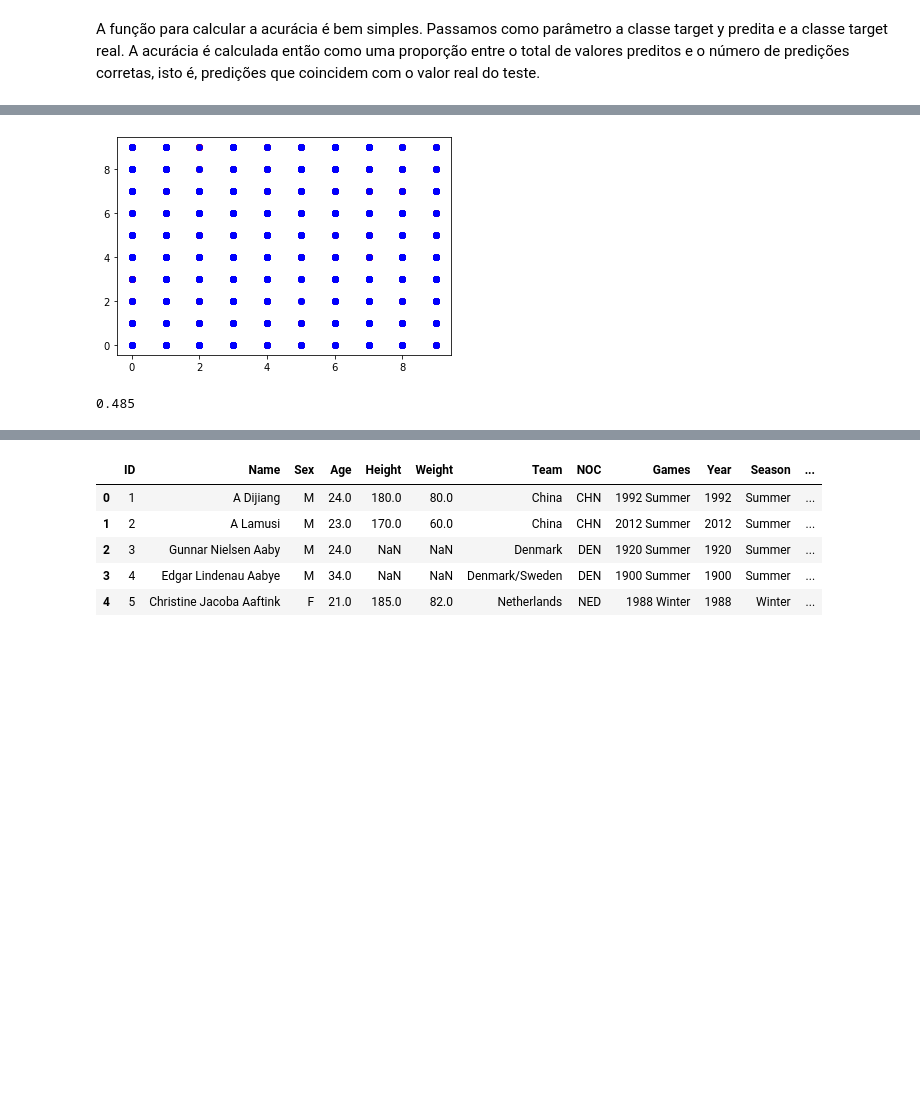
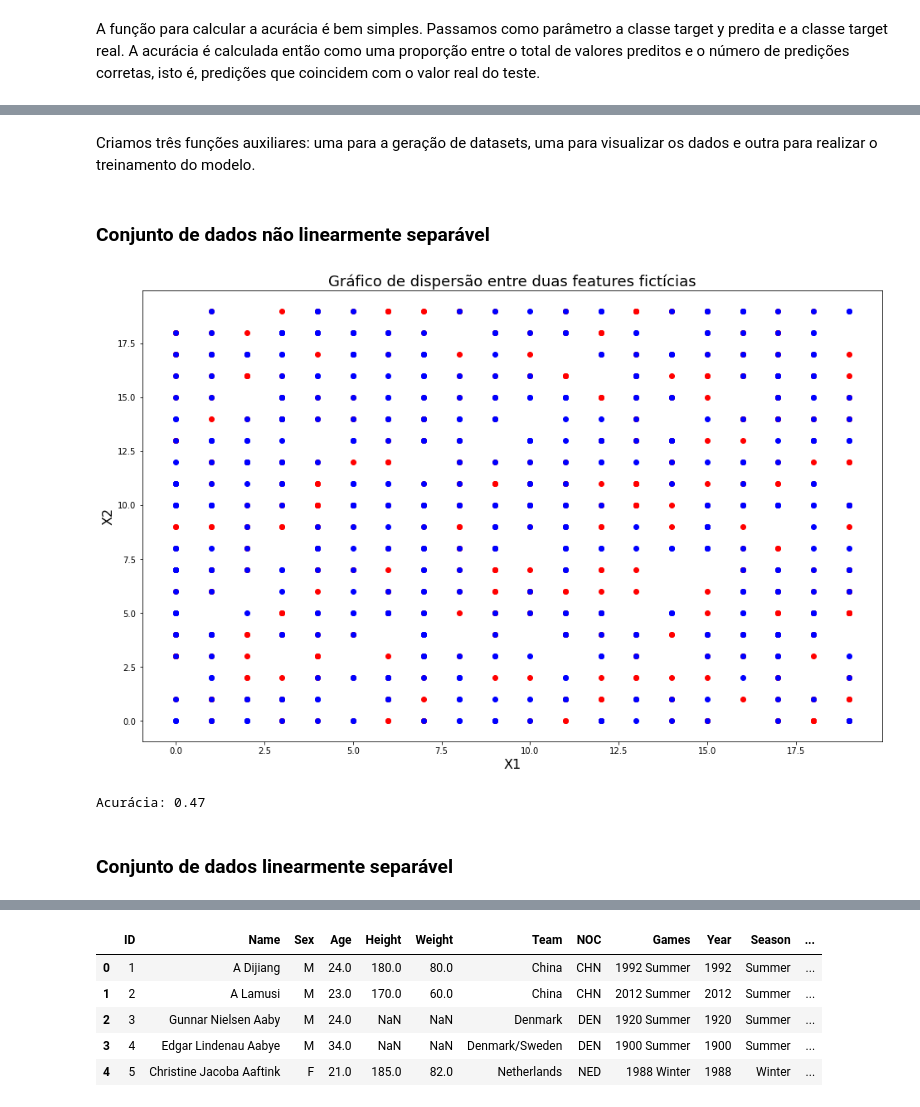
Before and after one commit to thalissonfelipe/mineracao, a Jupyter notebook: Trabalho02/Perceptron.ipynb, the cells around one changed output, grey strips where cells are left out. Cells and saved outputs as stored; diff of their text form; code cells hidden in the pictures; blank space fills up the shorter version.

Commit message:
formatting graphs, upadting markdowns, adding comments

```diff
--- a/Trabalho02/Perceptron.ipynb
+++ b/Trabalho02/Perceptron.ipynb
@@ -40,12 +46,0 @@ class Perceptron(object):
-# %%
-X = np.array([[1,1],[2,2],[3,3]])
-y = np.array([1,1,-1])
-
-ppn = Perceptron(eta=0.1, n_iter=100)
-
-
-ppn.fit(X, y)
-
-
-X_newdata = np.array([[4,4],[2,2],[3,3]])
-print("Resultado da Predição",ppn.predict(X_newdata));
@@ -158,13 +136,15 @@ cross_validation(ppn, dataset, n_folds=8, shuffle=True)
+# %% [markdown]
+Criamos três funções auxiliares: uma para a geração de datasets, uma para visualizar os dados e outra para realizar o treinamento do modelo.
 # %%
 def generate_data(n_samples, linear=False):
-    random_x = np.arange(0, 10)
+    random_x = np.arange(0, 20)
     random_y = [1, -1]
 
     X, y = [], []
     for _ in range(n_samples):
         X.append([random.choice(random_x), random.choice(random_x)])
         if linear:
-            if X[-1][0] >= 5:
+            if X[-1][1] >= len(random_x)/2 and X[-1][0] > 0:
                 y.append(random_y[1])
             else:
                 y.append(random_y[0])
@@ -184,12 +164,16 @@ def plot(X, y):
     transpose_reds = np.transpose(reds)
     transpose_blues = np.transpose(blues)
 
+    fig = plt.figure(figsize=(16, 10))
     plt.scatter(transpose_reds[0], transpose_reds[1], c='red')
     plt.scatter(transpose_blues[0], transpose_blues[1], c='blue')
+    plt.xlabel('X1', fontsize=16)
+    plt.ylabel('X2', fontsize=16)
+    plt.title('Gráfico de dispersão entre duas features fictícias', fontsize=18)
     plt.show()
 # %%
-def evaluate(size, eta, n_iter, linear, showPlot=True):
-    X, y = generate_data(size, linear)
+def evaluate(n_samples, eta, n_iter, linear, showPlot=True):
+    X, y = generate_data(n_samples, linear)
     n = len(X)
     limite = math.floor(0.6 * n)
     X_train, y_train = X[0:limite], y[0:limite]
@@ -197,15 +181,21 @@ def evaluate(size, eta, n_iter, linear, showPlot=True):
 
     p = Perceptron(eta=eta, n_iter=n_iter)
     p.fit(X_train, y_train)
+    y_pred = p.predict(X_test)
+    acc = accuracy(y_pred, y_test)
 
     if showPlot:
         plot(X, y)
 
-    return accuracy(p.predict(X_test), y_test)
+    return acc
+# %% [markdown]
+### Conjunto de dados não linearmente separável
 # %%
-# Não linear
-evaluate(1000, 0.5, 100, False)
+acc = evaluate(n_samples=1000, eta=0.5, n_iter=100, linear=False)
+print('Acurácia:', acc)
 # %% [output]
-[figure, old version]
+[figure, new version]
-0.485
+Acurácia: 0.47
+# %% [markdown]
+### Conjunto de dados linearmente separável
 # %%
```
Also changed, not shown: parts of 62 cells of this notebook, 3 other files.
